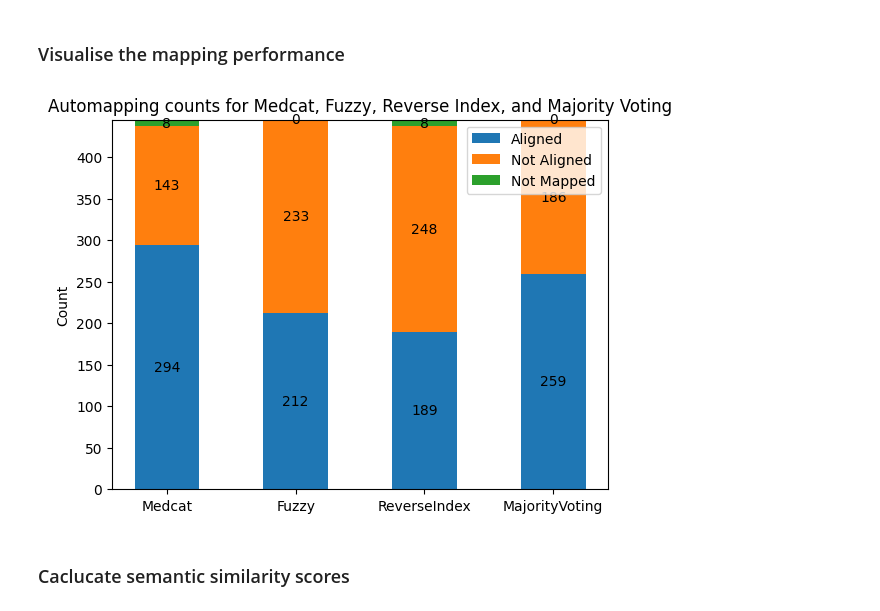
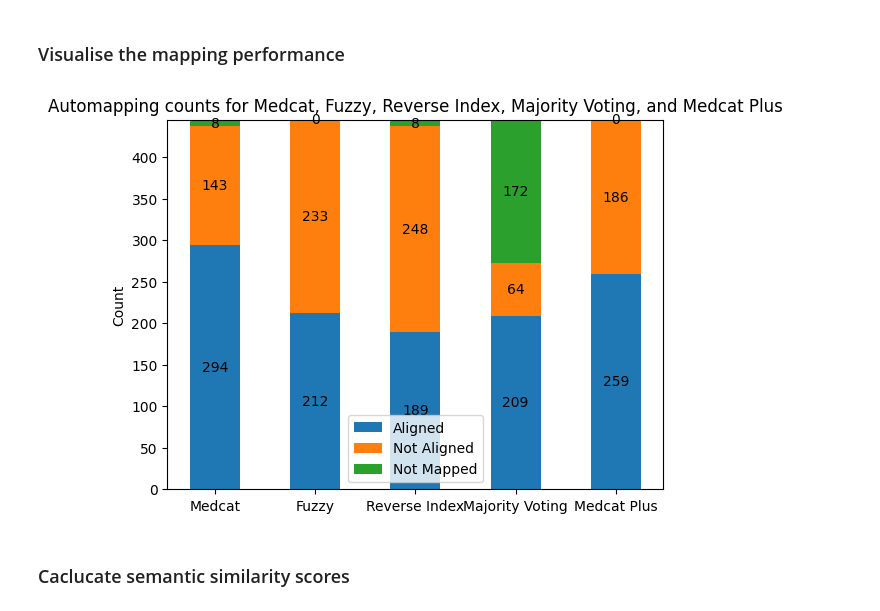
Before and after one commit to ryashpal/EHRQC, a Jupyter notebook: notebooks/python/concept_mapping/medcat_snomed.ipynb, the cells around one changed output. Saved outputs shown, nothing was run; the diff lists cells and outputs as text; code cells hidden in the pictures.

Commit message:
updated summary graphs

```diff
--- a/notebooks/python/concept_mapping/medcat_snomed.ipynb
+++ b/notebooks/python/concept_mapping/medcat_snomed.ipynb
@@ -169,7 +169,8 @@ mappedIllnessFullDf
 | 444 | other renal/kidney problem | 1405 | Kidney present | Kidney structure | Peer problem in remission | Ether overdose | ... |
 445 rows × 7 columns
 # %%
-mappedIllnessFullDf.loc[mappedIllnessFullDf.majorityVoting.isna(), 'majorityVoting'] = mappedIllnessFullDf[mappedIllnessFullDf.majorityVoting.isna()].apply(func=getMaxConcept, axis=1)
+mappedIllnessFullDf['medcatPlus'] = mappedIllnessFullDf.majorityVoting
+mappedIllnessFullDf.loc[mappedIllnessFullDf.majorityVoting.isna(), 'medcatPlus'] = mappedIllnessFullDf[mappedIllnessFullDf.majorityVoting.isna()].apply(func=getMaxConcept, axis=1)
 mappedIllnessFullDf
 # %% [output]
 |  | sourceName | sourceValueCode | curatedConcept | medcatConcept | fuzzyConcept | reverseIndexConcept | ... |
@@ -191,44 +192,47 @@ mappedIllnessFullDf
 import matplotlib.pyplot as plt
 
 
-labels = ['Medcat', 'Fuzzy', 'ReverseIndex', 'MajorityVoting']
+labels = ['Medcat', 'Fuzzy', 'Reverse Index', 'Majority Voting', 'Medcat Plus']
 not_mapped = [
        (mappedIllnessFullDf.shape[0] - mappedIllnessFullDf.medcatConcept.notna().sum()),
        (mappedIllnessFullDf.shape[0] - mappedIllnessFullDf.fuzzyConcept.notna().sum()),
        (mappedIllnessFullDf.shape[0] - mappedIllnessFullDf.reverseIndexConcept.notna().sum()),
        (mappedIllnessFullDf.shape[0] - mappedIllnessFullDf.majorityVoting.notna().sum()),
+       (mappedIllnessFullDf.shape[0] - mappedIllnessFullDf.medcatPlus.notna().sum()),
        ]
 matching = [
        mappedIllnessFullDf[mappedIllnessFullDf.curatedConcept == mappedIllnessFullDf.medcatConcept].shape[0],
        mappedIllnessFullDf[mappedIllnessFullDf.curatedConcept == mappedIllnessFullDf.fuzzyConcept].shape[0],
        mappedIllnessFullDf[mappedIllnessFullDf.curatedConcept == mappedIllnessFullDf.reverseIndexConcept].shape[0],
        mappedIllnessFullDf[mappedIllnessFullDf.curatedConcept == mappedIllnessFullDf.majorityVoting].shape[0],
+       mappedIllnessFullDf[mappedIllnessFullDf.curatedConcept == mappedIllnessFullDf.medcatPlus].shape[0],
        ]
 not_matching = [
        mappedIllnessFullDf[mappedIllnessFullDf.medcatConcept.notna() & (mappedIllnessFullDf.curatedConcept != mappedIllnessFullDf.medcatConcept)].shape[0],
        mappedIllnessFullDf[mappedIllnessFullDf.fuzzyConcept.notna() & (mappedIllnessFullDf.curatedConcept != mappedIllnessFullDf.fuzzyConcept)].shape[0],
        mappedIllnessFullDf[mappedIllnessFullDf.reverseIndexConcept.notna() & (mappedIllnessFullDf.curatedConcept != mappedIllnessFullDf.reverseIndexConcept)].shape[0],
        mappedIllnessFullDf[mappedIllnessFullDf.majorityVoting.notna() & (mappedIllnessFullDf.curatedConcept != mappedIllnessFullDf.majorityVoting)].shape[0],
+       mappedIllnessFullDf[mappedIllnessFullDf.medcatPlus.notna() & (mappedIllnessFullDf.curatedConcept != mappedIllnessFullDf.medcatPlus)].shape[0],
        ]
 width = 0.5       # the width of the bars: can also be len(x) sequence
 
 fig, ax = plt.subplots()
 
 p1 = ax.bar(labels, matching, width, label='Aligned')
 p2 = ax.bar(labels, not_matching, width, bottom=matching, label='Not Aligned')
 p3 = ax.bar(labels, not_mapped, width, bottom=[v + not_matching[i] for i, v in enumerate(matching)], label='Not Mapped')
 
 ax.set_ylabel('Count')
-ax.set_title('Automapping counts for Medcat, Fuzzy, Reverse Index, and Majority Voting')
+ax.set_title('Automapping counts for Medcat, Fuzzy, Reverse Index, Majority Voting, and Medcat Plus')
 ax.legend()
 
 ax.bar_label(p1, label_type='center')
 ax.bar_label(p2, label_type='center')
 ax.bar_label(p3, label_type='center')
 
 plt.show()
 # %% [output]
-[figure, old version]
+[figure, new version]
 # %% [markdown]
 ### Caclucate semantic similarity scores
 # %%
```
Also changed, not shown: parts of 16 cells of this notebook.
